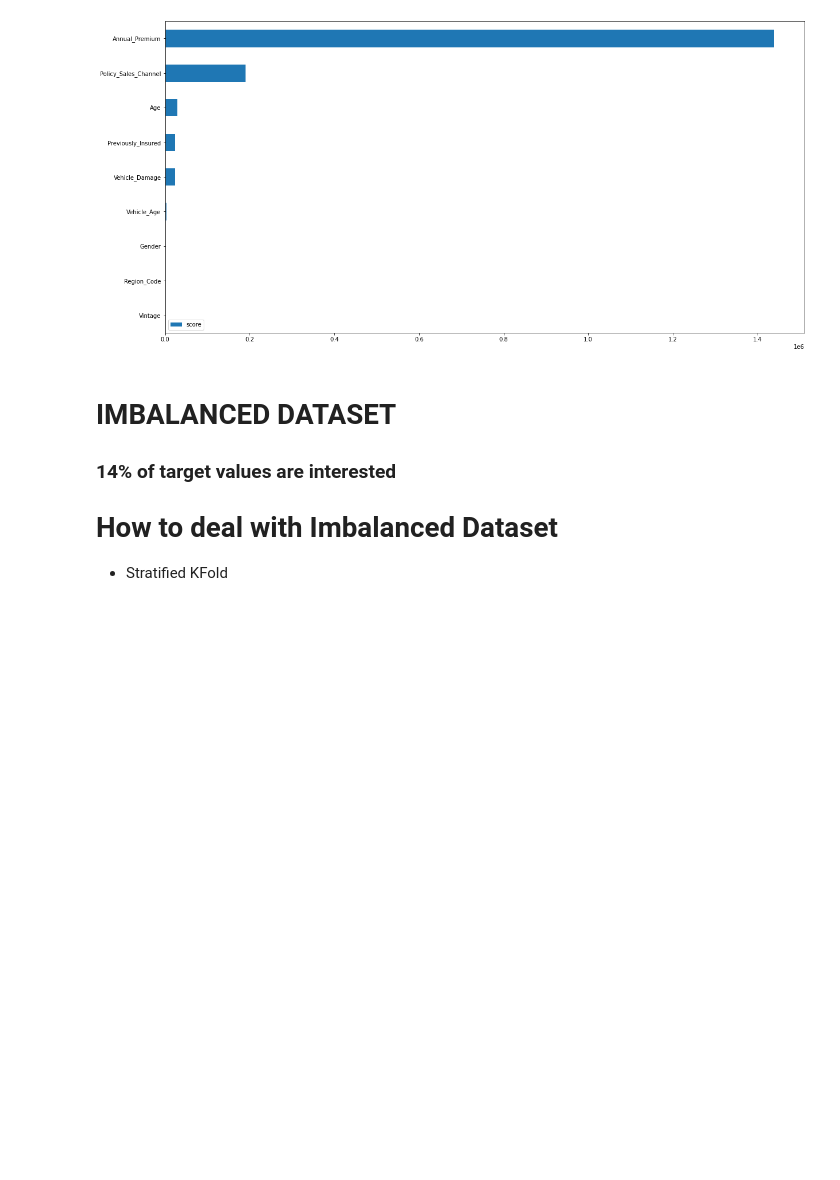
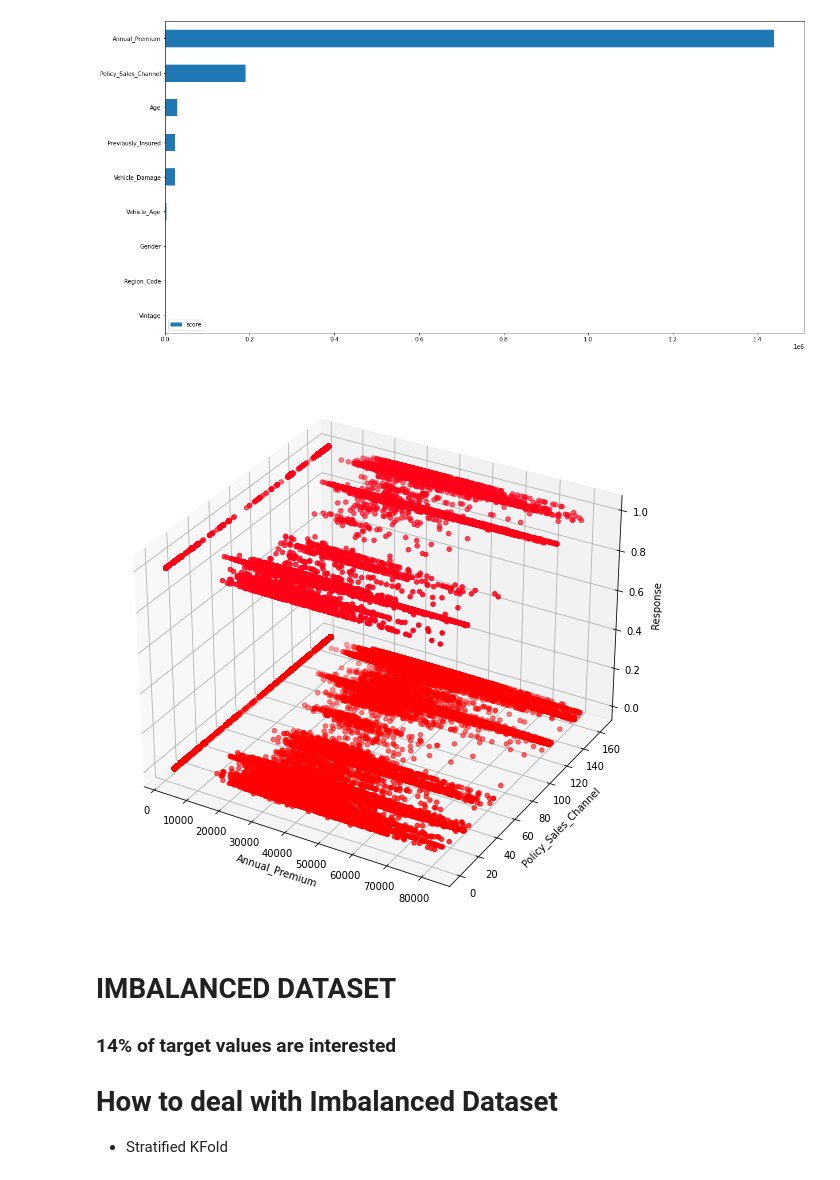
Before and after one commit to jf20541/EDA-FeatureEngineering-FeatureSelection, a Jupyter notebook: notebooks/healthinsurance.ipynb, the cells around one changed output. Saved outputs shown, nothing was run; the diff lists cells and outputs as text; code cells hidden in the pictures; blank space fills up the shorter version.

```diff
--- a/notebooks/healthinsurance.ipynb
+++ b/notebooks/healthinsurance.ipynb
@@ -364,6 +364,21 @@ feat_scores.sort_values(by='score').plot(kind='barh', figsize=(20,10))
 # %% [output]
 <AxesSubplot:>
 [figure]
+# %%
+fig = plt.figure(figsize=(20,10))
+ax = plt.axes(projection="3d")
+
+x_points = df['Annual_Premium']
+y_points = df['Policy_Sales_Channel']
+z_points = df['Response']
+ax.scatter3D(x_points, y_points, z_points, c=z_points, cmap='hsv')
+
+ax.set_xlabel('Annual_Premium')
+ax.set_ylabel('Policy_Sales_Channel')
+ax.set_zlabel('Response')
+plt.show()
+# %% [output]
+[figure, added]
 # %%
 df.to_csv('../inputs/health_insurance_clean.csv', index=False)
 # %% [markdown]
```
Also changed, not shown: parts of 2 cells of this notebook.
